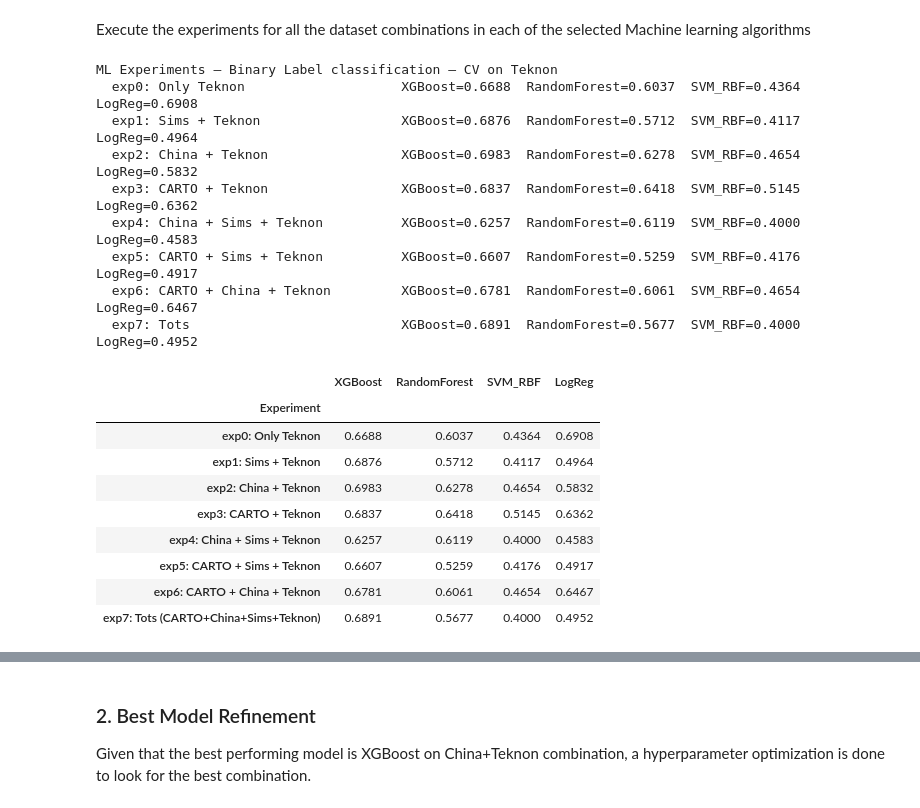
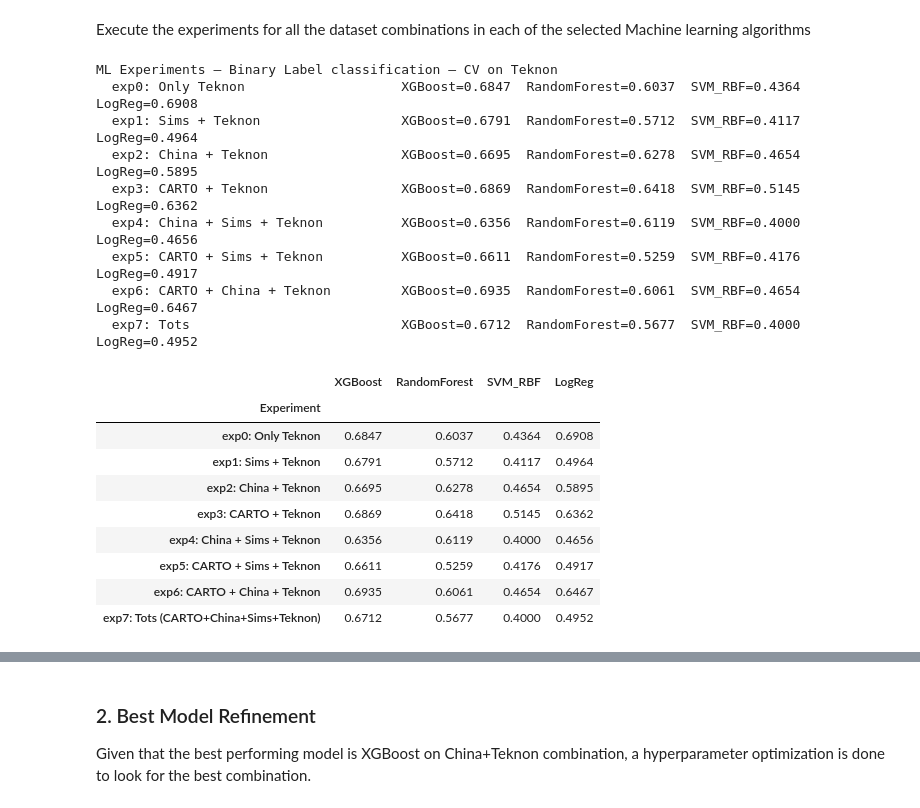
Before and after one commit to Maria65432/CompBioMed_2026, a Jupyter notebook: Notebooks/EXP2_FeatureBased_BinaryClassifier.ipynb, the cells around one changed output, grey strips where cells are left out. Drawn from its saved outputs; the diff is of its cells as text; code cells hidden in the pictures.

```diff
--- a/Notebooks/EXP2_FeatureBased_BinaryClassifier.ipynb
+++ b/Notebooks/EXP2_FeatureBased_BinaryClassifier.ipynb
@@ -256,7 +319,7 @@ def run_ml_experiment(df_tek_feats, df_extra_feats=None, exp_name='exp'):
 
     models_def = {
         'XGBoost':      xgb.XGBClassifier(
-                            n_estimators=200, max_depth=8,
+                            n_estimators=150, max_depth=8,
                             random_state=RANDOM_STATE, eval_metric='logloss', verbosity=0),
         'RandomForest': RandomForestClassifier(
                             n_estimators=200, max_depth=8,
@@ -399,7 +462,7 @@ BAR_WIDTH = 0.2
 # Define identical architecture base models
 models_base = {
     'XGBoost': xgb.XGBClassifier(
-        n_estimators=200, max_depth=8, random_state=RANDOM_STATE,
+        n_estimators=150, max_depth=8, random_state=RANDOM_STATE,
         eval_metric='logloss', verbosity=0
     ),
     'RandomForest': RandomForestClassifier(
@@ -419,49 +482,49 @@ models_base = {
 
 
 
 # Cross-validation experiments
 print('ML Experiments — Binary Label classification — CV on Teknon')
 resum = []
 
 resum.append({'Experiment': 'exp0: Only Teknon', **run_ml_experiment(df_tek, exp_name='exp0: Only Teknon')})
 resum.append({'Experiment': 'exp1: Sims + Teknon', **run_ml_experiment(df_tek, df_sims, exp_name='exp1: Sims + Teknon')})
 resum.append({'Experiment': 'exp2: China + Teknon', **run_ml_experiment(df_tek, df_china, exp_name='exp2: China + Teknon')})
 resum.append({'Experiment': 'exp3: CARTO + Teknon', **run_ml_experiment(df_tek, df_carto, exp_name='exp3: CARTO + Teknon')})
 
 df_e4 = pd.concat([df_china, df_sims], ignore_index=True)
 resum.append({'Experiment': 'exp4: China + Sims + Teknon', **run_ml_experiment(df_tek, df_e4, exp_name='exp4: China + Sims + Teknon')})
 
 df_e5 = pd.concat([df_carto, df_sims], ignore_index=True)
 resum.append({'Experiment': 'exp5: CARTO + Sims + Teknon', **run_ml_experiment(df_tek, df_e5, exp_name='exp5: CARTO + Sims + Teknon')})
 
 df_e6 = pd.concat([df_carto, df_china], ignore_index=True)
 resum.append({'Experiment': 'exp6: CARTO + China + Teknon', **run_ml_experiment(df_tek, df_e6, exp_name='exp6: CARTO + China + Teknon')})
 
 df_e7 = pd.concat([df_carto, df_china, df_sims], ignore_index=True)
 resum.append({'Experiment': 'exp7: Tots (CARTO+China+Sims+Teknon)', **run_ml_experiment(df_tek, df_e7, exp_name='exp7: Tots')})
 
 df_resum = pd.DataFrame(resum).set_index('Experiment')
 display(df_resum.round(4))
 # %% [output]
 ML Experiments — Binary Label classification — CV on Teknon
-  exp0: Only Teknon                    XGBoost=0.6688  RandomForest=0.6037  SVM_RBF=0.4364  LogReg=0.6908
-  exp1: Sims + Teknon                  XGBoost=0.6876  RandomForest=0.5712  SVM_RBF=0.4117  LogReg=0.4964
-  exp2: China + Teknon                 XGBoost=0.6983  RandomForest=0.6278  SVM_RBF=0.4654  LogReg=0.5832
-  exp3: CARTO + Teknon                 XGBoost=0.6837  RandomForest=0.6418  SVM_RBF=0.5145  LogReg=0.6362
-  exp4: China + Sims + Teknon          XGBoost=0.6257  RandomForest=0.6119  SVM_RBF=0.4000  LogReg=0.4583
-  exp5: CARTO + Sims + Teknon          XGBoost=0.6607  RandomForest=0.5259  SVM_RBF=0.4176  LogReg=0.4917
-  exp6: CARTO + China + Teknon         XGBoost=0.6781  RandomForest=0.6061  SVM_RBF=0.4654  LogReg=0.6467
-  exp7: Tots                           XGBoost=0.6891  RandomForest=0.5677  SVM_RBF=0.4000  LogReg=0.4952
+  exp0: Only Teknon                    XGBoost=0.6847  RandomForest=0.6037  SVM_RBF=0.4364  LogReg=0.6908
+  exp1: Sims + Teknon                  XGBoost=0.6791  RandomForest=0.5712  SVM_RBF=0.4117  LogReg=0.4964
+  exp2: China + Teknon                 XGBoost=0.6695  RandomForest=0.6278  SVM_RBF=0.4654  LogReg=0.5895
+  exp3: CARTO + Teknon                 XGBoost=0.6869  RandomForest=0.6418  SVM_RBF=0.5145  LogReg=0.6362
+  exp4: China + Sims + Teknon          XGBoost=0.6356  RandomForest=0.6119  SVM_RBF=0.4000  LogReg=0.4656
+  exp5: CARTO + Sims + Teknon          XGBoost=0.6611  RandomForest=0.5259  SVM_RBF=0.4176  LogReg=0.4917
+  exp6: CARTO + China + Teknon         XGBoost=0.6935  RandomForest=0.6061  SVM_RBF=0.4654  LogReg=0.6467
+  exp7: Tots                           XGBoost=0.6712  RandomForest=0.5677  SVM_RBF=0.4000  LogReg=0.4952
 |  | XGBoost | RandomForest | SVM_RBF | LogReg |
 | Experiment |  |  |  |  |
-| exp0: Only Teknon | 0.6688 | 0.6037 | 0.4364 | 0.6908 |
-| exp1: Sims + Teknon | 0.6876 | 0.5712 | 0.4117 | 0.4964 |
-| exp2: China + Teknon | 0.6983 | 0.6278 | 0.4654 | 0.5832 |
-| exp3: CARTO + Teknon | 0.6837 | 0.6418 | 0.5145 | 0.6362 |
-| exp4: China + Sims + Teknon | 0.6257 | 0.6119 | 0.4000 | 0.4583 |
-| exp5: CARTO + Sims + Teknon | 0.6607 | 0.5259 | 0.4176 | 0.4917 |
-| exp6: CARTO + China + Teknon | 0.6781 | 0.6061 | 0.4654 | 0.6467 |
-| exp7: Tots (CARTO+China+Sims+Teknon) | 0.6891 | 0.5677 | 0.4000 | 0.4952 |
+| exp0: Only Teknon | 0.6847 | 0.6037 | 0.4364 | 0.6908 |
+| exp1: Sims + Teknon | 0.6791 | 0.5712 | 0.4117 | 0.4964 |
+| exp2: China + Teknon | 0.6695 | 0.6278 | 0.4654 | 0.5895 |
+| exp3: CARTO + Teknon | 0.6869 | 0.6418 | 0.5145 | 0.6362 |
+| exp4: China + Sims + Teknon | 0.6356 | 0.6119 | 0.4000 | 0.4656 |
+| exp5: CARTO + Sims + Teknon | 0.6611 | 0.5259 | 0.4176 | 0.4917 |
+| exp6: CARTO + China + Teknon | 0.6935 | 0.6061 | 0.4654 | 0.6467 |
+| exp7: Tots (CARTO+China+Sims+Teknon) | 0.6712 | 0.5677 | 0.4000 | 0.4952 |
 # %%
 # Hold-out evaluation
 print('\nHOLD-OUT TEST EVALUATION')
```
Also changed, not shown: parts of 19 cells of this notebook.
